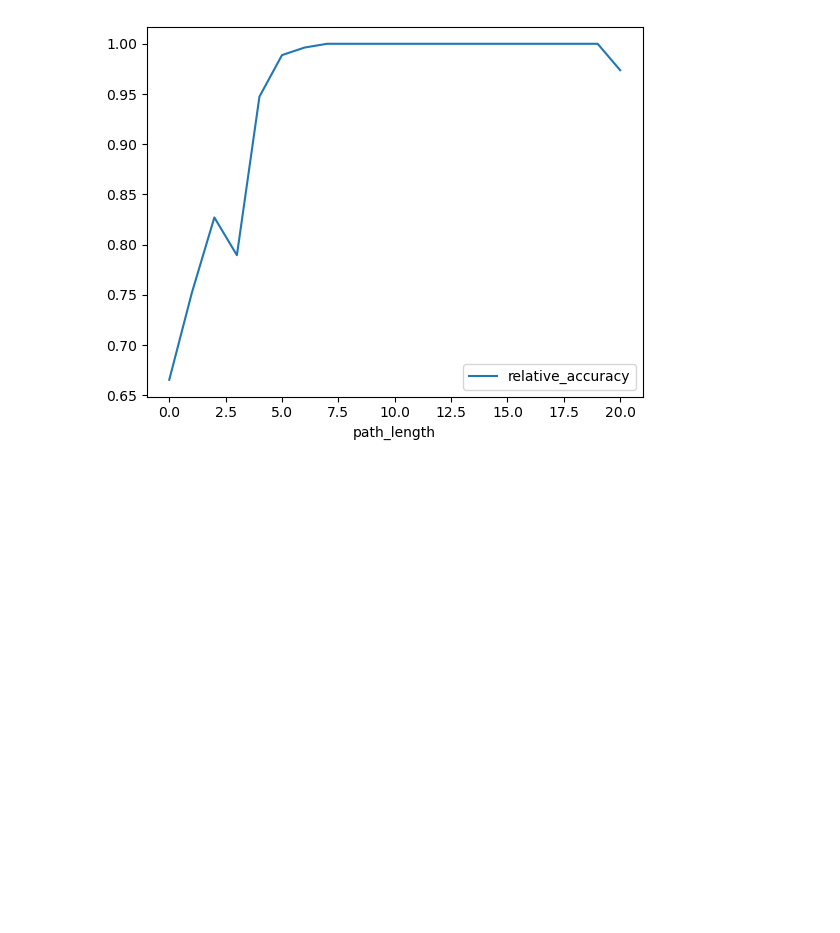
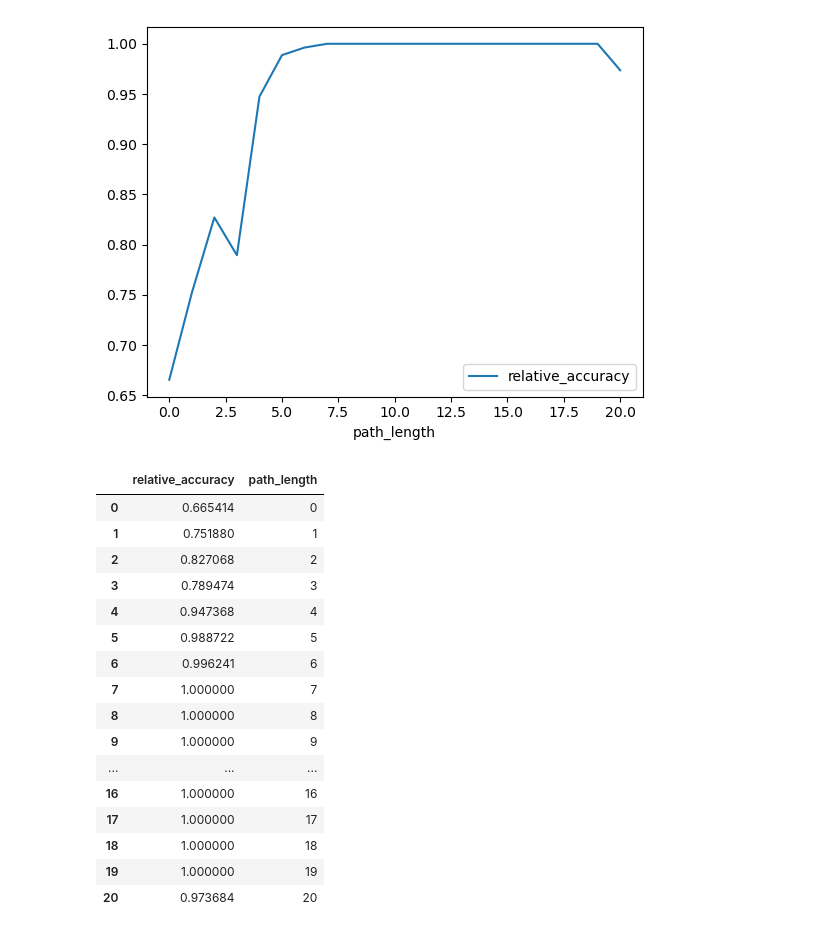
Before and after one commit to PalAvik/lrgb-uva-dl2-11, a Jupyter notebook: analysis/noising_experiments/noiser_results.ipynb, the cells around one changed output. Drawn from its saved outputs; the diff is of its cells as text; code cells hidden in the pictures; blank space fills up the shorter version.

```diff
--- a/analysis/noising_experiments/noiser_results.ipynb
+++ b/analysis/noising_experiments/noiser_results.ipynb
@@ -35,6 +23,7 @@ Index(['path_length_0_prediction', 'path_length_1_prediction',
 # %%
 corrects = df.filter(regex='correct').sum()
-corrects = (corrects/corrects.loc['standard_prediction_correct']).filter(regex='path')
+corrects = (corrects/corrects.loc['standard_prediction_correct'])
+corrects = corrects.filter(regex='path')
 corrects = corrects.to_frame().reset_index()
 corrects['path_length'] = corrects['index'].str.split('_').apply(lambda x: x[2]).astype(int)
 corrects = corrects.drop(columns=['index'])
@@ -52,3 +63,23 @@ dataset = VOCSuperpixels(root='../../datasets/VOCSuperpixels',
                              split='test')
 
 data = dataset[0]
+# %%
+corrects
+# %% [output]
+|  | relative_accuracy | path_length |
+| 0 | 0.665414 | 0 |
+| 1 | 0.751880 | 1 |
+| 2 | 0.827068 | 2 |
+| 3 | 0.789474 | 3 |
+| 4 | 0.947368 | 4 |
+| 5 | 0.988722 | 5 |
+| 6 | 0.996241 | 6 |
+| 7 | 1.000000 | 7 |
+| 8 | 1.000000 | 8 |
+| 9 | 1.000000 | 9 |
+| ... | ... | ... |
+| 16 | 1.000000 | 16 |
+| 17 | 1.000000 | 17 |
+| 18 | 1.000000 | 18 |
+| 19 | 1.000000 | 19 |
+| 20 | 0.973684 | 20 |
```
Also changed, not shown: parts of 6 cells of this notebook, 1 other file.
